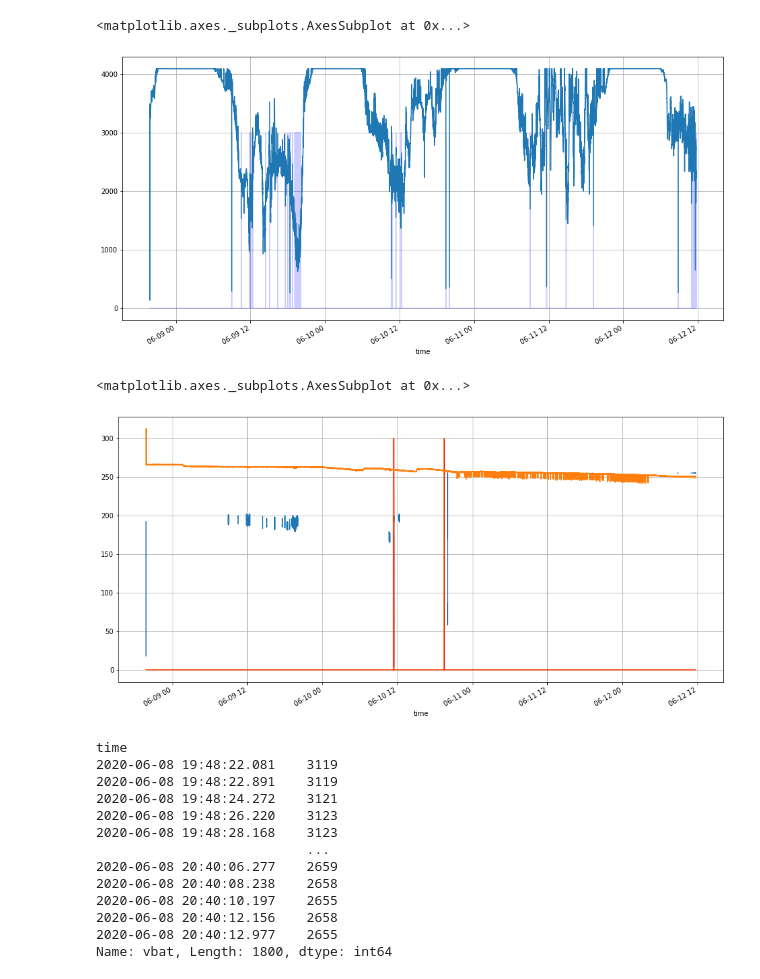
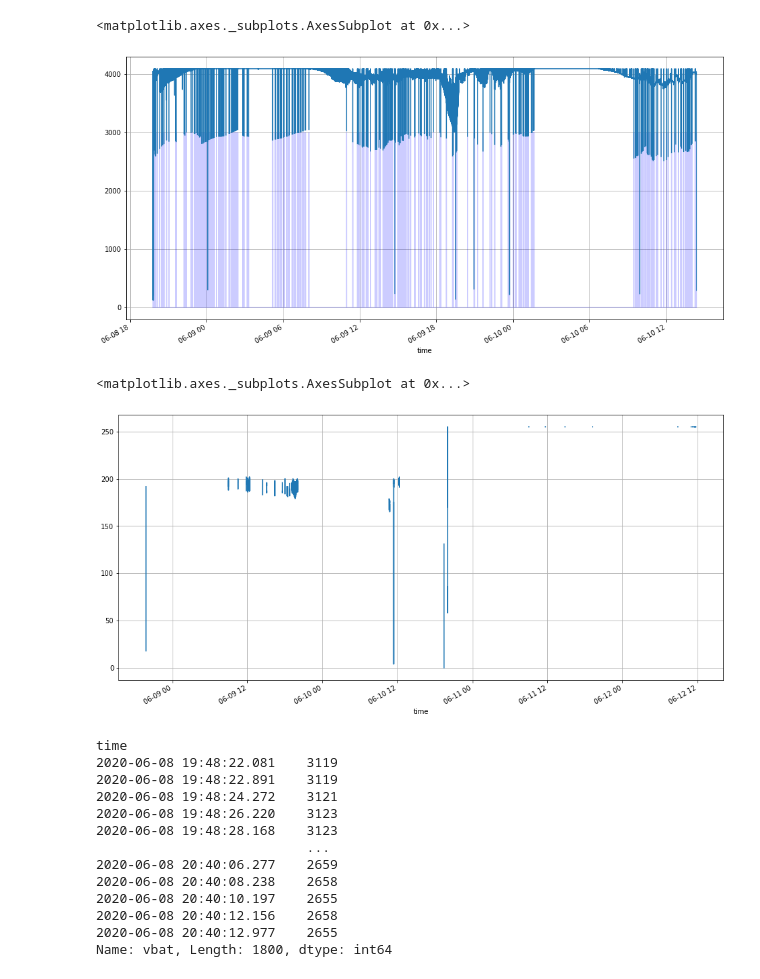
Before and after one commit to JitterCompany/2401-mailbox-sensor, a Jupyter notebook: analyse/Brievenbus analyse.ipynb, the cells around one changed output. Cells and saved outputs as stored; diff of their text form; code cells hidden in the pictures.

```diff
--- a/analyse/Brievenbus analyse.ipynb
+++ b/analyse/Brievenbus analyse.ipynb
@@ -6,7 +6,8 @@ import pandas as pd
 plt.rcParams['figure.figsize'] = [16, 8]
 plt.rcParams['axes.grid'] = True
 # %%
-csvfile = '../logs/brievenbus_ingmar_20200508.csv'
+# csvfile = '../logs/brievenbus_ingmar_20200508.csv'
+csvfile = '../logs/brievenbus_sjors_20200508.csv'
 # %%
 header = ['time', 'light1', 'light2', 'vbat', 'distance', 'trigger light', 'trigger distance']
 data = pd.read_csv(csvfile, names=header, index_col=0)
@@ -41,16 +57,18 @@ trigger_light.plot(c=(0,0,1,0.2))
 data['light2'].plot()
 # %% [output]
 <matplotlib.axes._subplots.AxesSubplot at 0x...>
-[figure, old version]
+[figure, new version]
 # %%
-trigger_distance = data['trigger distance'].astype(float)*300
+# trigger_distance.plot(c=(1,0.2,0,0.5))
+# data['light1'].plot(c=(1,0.2,1,0.5))
+# trigger_distance = data['trigger distance'].astype(float)*300
 data['distance'].plot()
-trigger_distance.plot(c=(1,0.2,0,1))
-batterij = data['vbat'] / 10
-batterij.plot()
+
+# batterij = data['vbat'] / 10
+# batterij.plot()
 # %% [output]
 <matplotlib.axes._subplots.AxesSubplot at 0x...>
-[figure, old version]
+[figure, new version]
 # %%
 data['vbat'][:1800]
 # %% [output]
```
Also changed, not shown: parts of 3 cells of this notebook.
